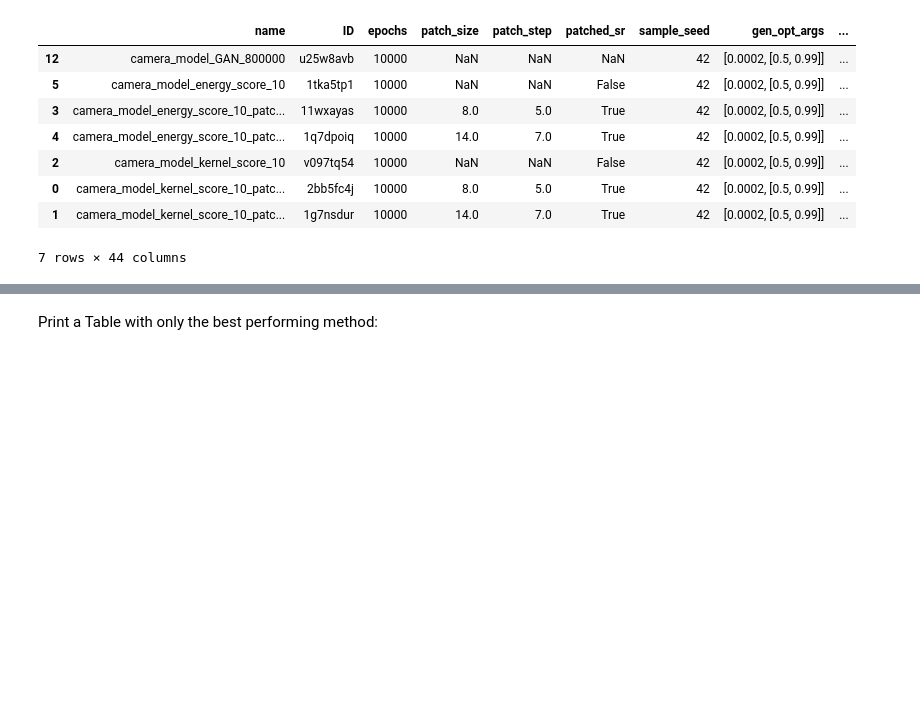
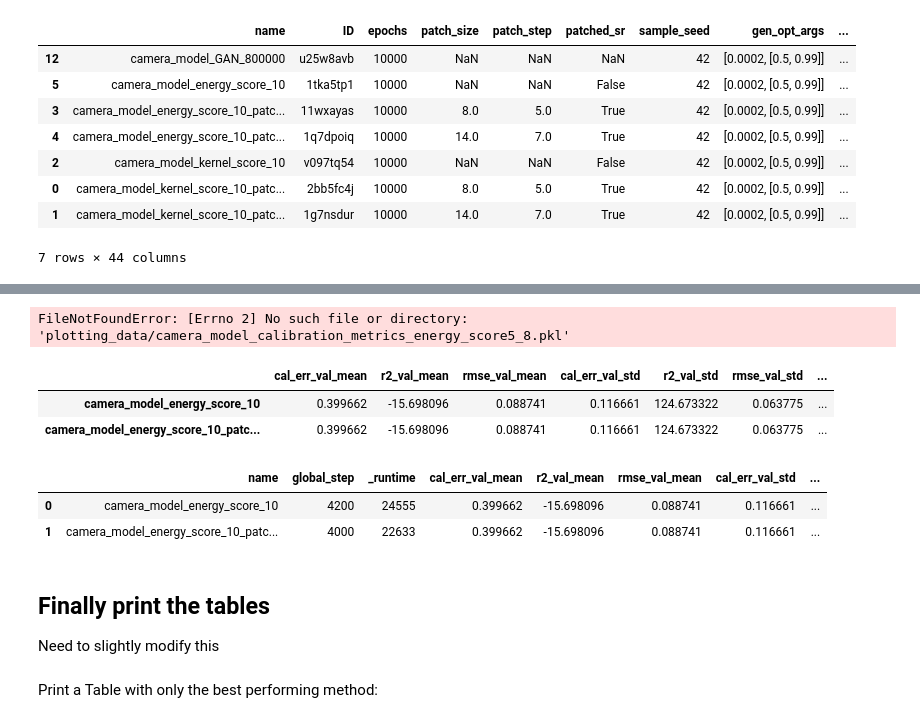
Before and after one commit to LoryPack/LFI_gen_networks_SRs, a Jupyter notebook: plotting_code/camera_model.ipynb, the cells around one changed output, grey strips where cells are left out. Saved outputs shown, nothing was run; the diff lists cells and outputs as text; code cells hidden in the pictures; blank space fills up the shorter version.

Commit message:
Set up camera model for computing CRPS

```diff
--- a/plotting_code/camera_model.ipynb
+++ b/plotting_code/camera_model.ipynb
@@ -63,0 +97,3 @@ df_10
+# %%
+from gatsbi.task_utils.camera_model import Generator
+gen = Generator()
@@ -63,0 +184,20 @@ df_10
+# %%
+res_list = []
+name_list = []
+for scoring_rule in scoring_rule_list:
+    for patch in patches_list:
+
+        if scoring_rule == "GATSBI" and patch is not None:
+            continue
+
+        name = scoring_rule + ("" if patch is None else (str(patch[0]) + "_" + str(patch[1])))
+        name_for_df = task_name + "_" + scoring_rule + "_10" + ("" if patch is None else "_patched_" + (str(patch[0]) + "_" + str(patch[1])))
+
+        name_list.append(name_for_df)
+
+        a_file = open(f"plotting_data/camera_model_calibration_metrics_{name}.pkl", "rb")
+        output = pickle.load(a_file)
+        res_list.append(output)
+        a_file.close()
+# %% [output]
+FileNotFoundError: [Errno 2] No such file or directory: 'plotting_data/camera_model_calibration_metrics_energy_score5_8.pkl'
@@ -64,3 +206,26 @@ df_10
+# %%
+# create dataframe from name and res_list
+res_df = pd.DataFrame(res_list, index=name_list)
+# set the index to a column "name"
+res_df["name"] = res_df.index
+res_df
+# %% [output]
+|  | cal_err_val_mean | r2_val_mean | rmse_val_mean | cal_err_val_std | r2_val_std | rmse_val_std | ... |
+| camera_model_energy_score_10 | 0.399662 | -15.698096 | 0.088741 | 0.116661 | 124.673322 | 0.063775 | ... |
+| camera_model_energy_score_10_patc... | 0.399662 | -15.698096 | 0.088741 | 0.116661 | 124.673322 | 0.063775 | ... |
+# %%
+# merge runs_list[["global_step", "_runtime"] with res_df
+df_10 = df_10[["name", "global_step", "_runtime"]].merge(res_df, on="name")
+# %%
+df_10
+# %% [output]
+|  | name | global_step | _runtime | cal_err_val_mean | r2_val_mean | rmse_val_mean | cal_err_val_std | ... |
+| 0 | camera_model_energy_score_10 | 4200 | 24555 | 0.399662 | -15.698096 | 0.088741 | 0.116661 | ... |
+| 1 | camera_model_energy_score_10_patc... | 4000 | 22633 | 0.399662 | -15.698096 | 0.088741 | 0.116661 | ... |
+# %% [markdown]
+## Finally print the tables
+
+Need to slightly modify this
 # %%
 def print_table(df, latex=False, file=None, tranpose=False):
 
```
Also changed, not shown: parts of 17 cells of this notebook, 1 other file.
